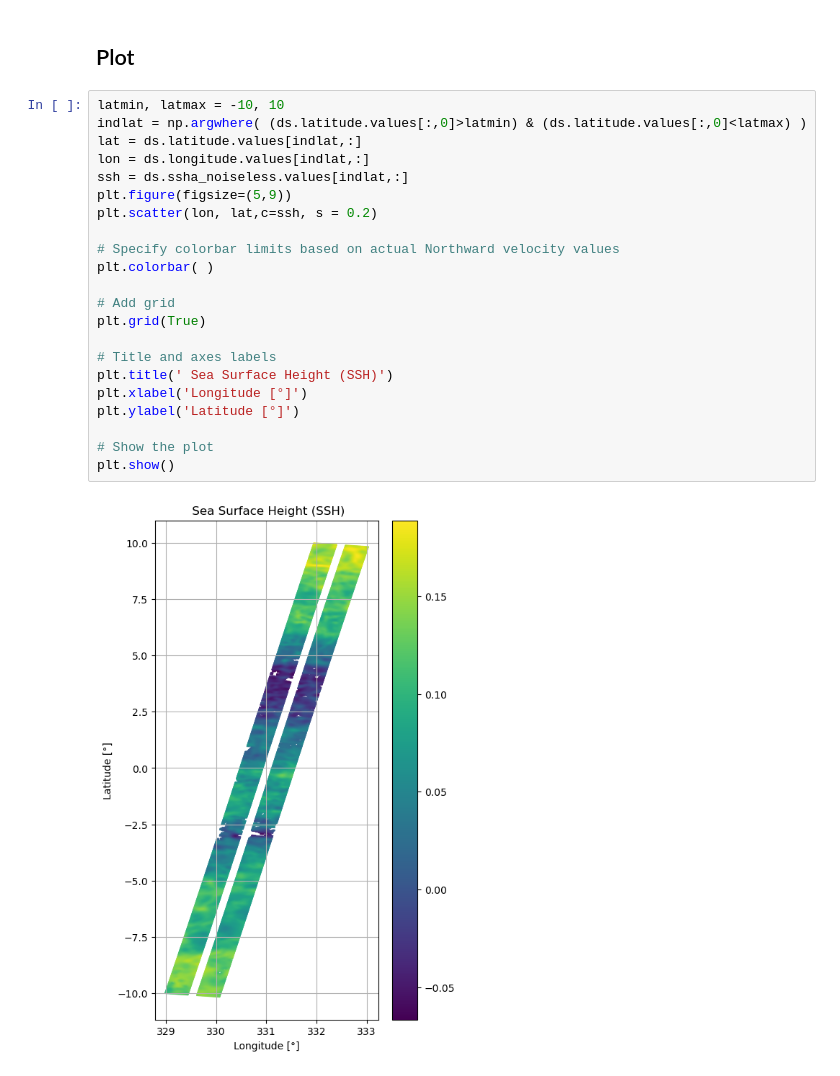
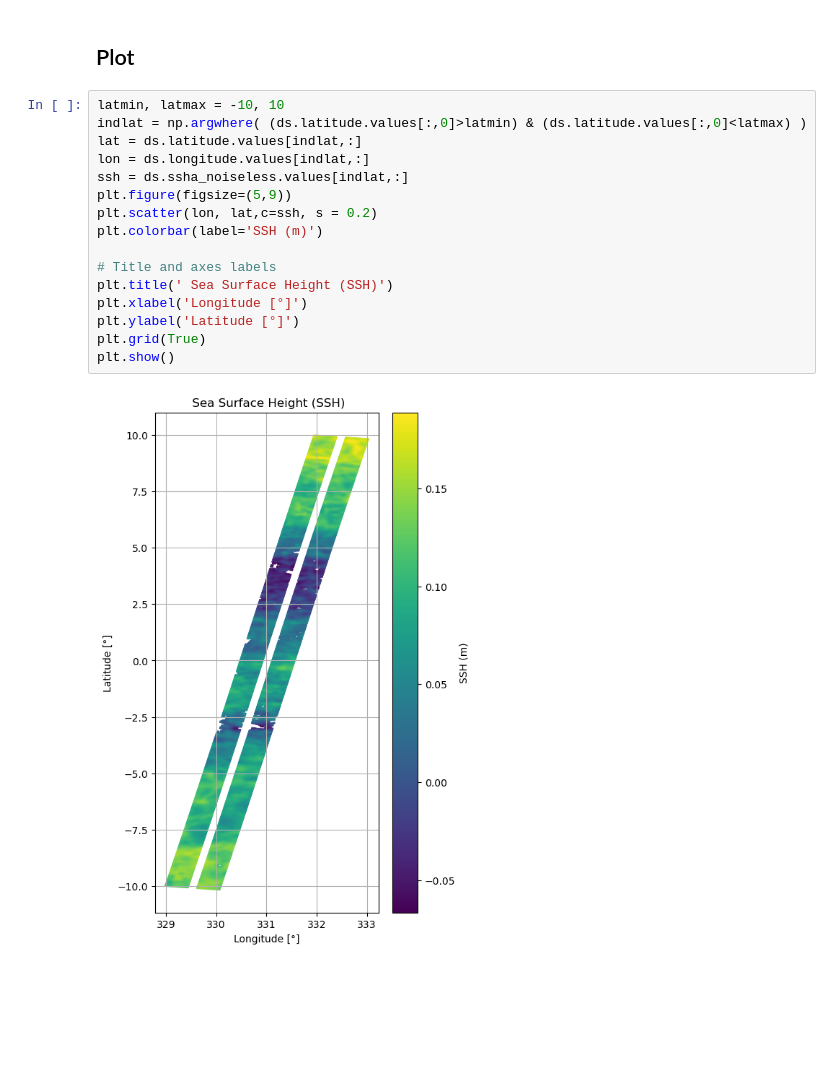
Before and after one commit to Julio-Leonel-Donfack/Courants-Derivants-Cmems, a Jupyter notebook: Module_Swot/5-working-with-2D-ocean-fields_pb-checkpoint.ipynb, the cells around one changed output. Saved outputs shown, nothing was run; the diff lists cells and outputs as text; blank space fills up the shorter version.

```diff
--- a/Module_Swot/5-working-with-2D-ocean-fields_pb-checkpoint.ipynb
+++ b/Module_Swot/5-working-with-2D-ocean-fields_pb-checkpoint.ipynb
@@ -46,27 +46,21 @@ ds = xr.open_dataset(dir_data+name_winter)
 # %%
 latmin, latmax = -10, 10
 indlat = np.argwhere( (ds.latitude.values[:,0]>latmin) & (ds.latitude.values[:,0]<latmax) )
 lat = ds.latitude.values[indlat,:]
 lon = ds.longitude.values[indlat,:]
 ssh = ds.ssha_noiseless.values[indlat,:]
 plt.figure(figsize=(5,9))
 plt.scatter(lon, lat,c=ssh, s = 0.2)
-
-# Specify colorbar limits based on actual Northward velocity values
-plt.colorbar( )
-
-# Add grid
-plt.grid(True)
+plt.colorbar(label='SSH (m)')
 
 # Title and axes labels
 plt.title(' Sea Surface Height (SSH)')
 plt.xlabel('Longitude [°]')
 plt.ylabel('Latitude [°]')
-
-# Show the plot
+plt.grid(True)
 plt.show()
 # %% [output]
-[figure, old version]
+[figure, new version]
 # %%
 # Function to adjust longitudes to the range -180 to 180
 def adjust_longitude(lon):
```
Also changed, not shown: parts of 4 cells of this notebook, 2 other files.
